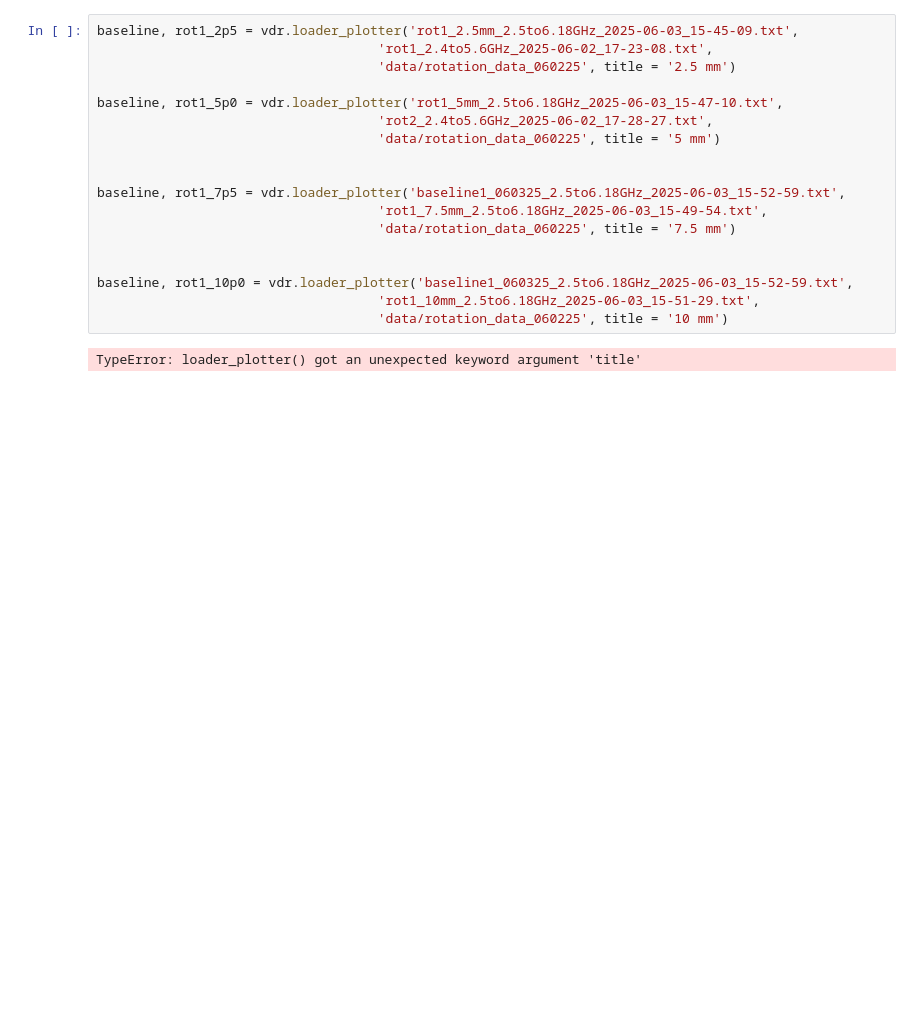
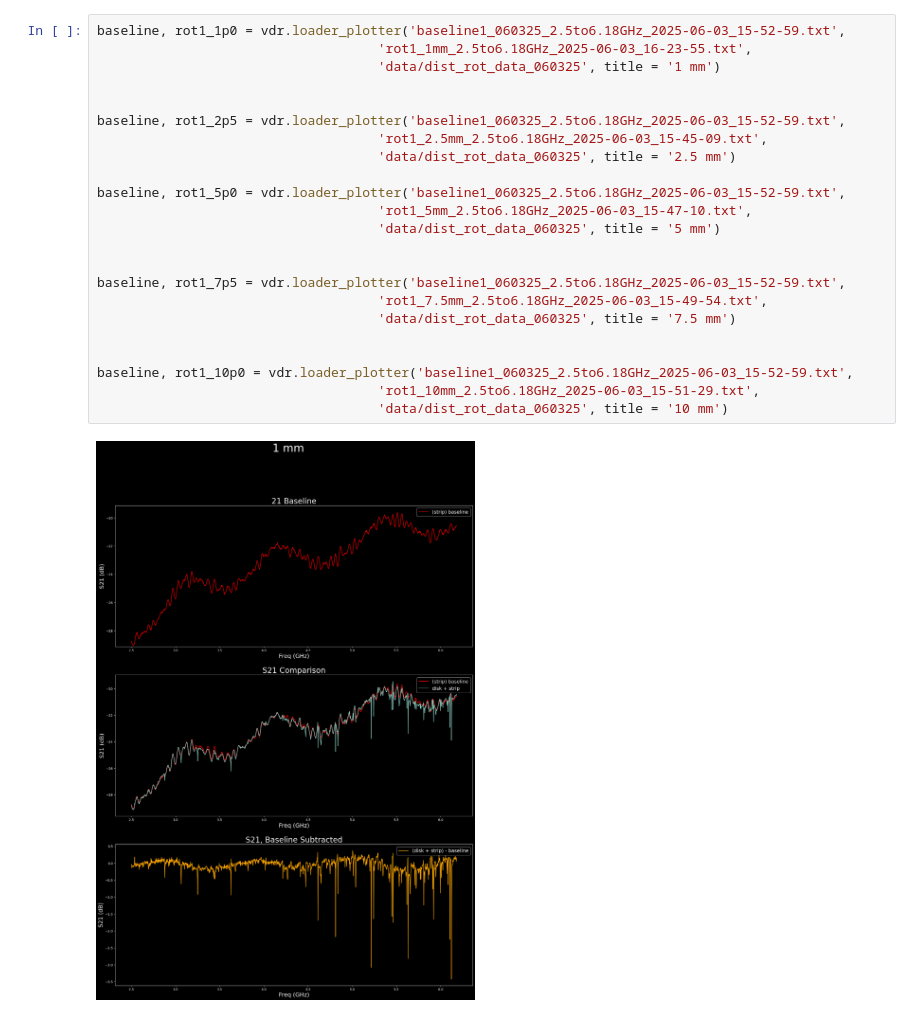
Before and after one commit to leay01/whispering_gallery_MAIN, a Jupyter notebook: WGM_clean/analysis_060325/rotations_distance.ipynb, the cells around one changed output. Drawn from its saved outputs; the diff is of its cells as text; blank space fills up the shorter version.

```diff
--- a/WGM_clean/analysis_060325/rotations_distance.ipynb
+++ b/WGM_clean/analysis_060325/rotations_distance.ipynb
@@ -29,22 +33,27 @@ rot_060225
  '/Users/leayamashiro/whispering_gallery_MAIN/whispering_gallery/data/dist_rot_data_060325/rot1_10mm_2.5to6.18GHz_2025-06-03_15-51-29.txt',
  '/Users/leayamashiro/whispering_gallery_MAIN/whispering_gallery/data/dist_rot_data_060325/rot1_7.5mm_2.5to6.18GHz_2025-06-03_15-49-54.txt']
 # %%
-baseline, rot1_2p5 = vdr.loader_plotter('rot1_2.5mm_2.5to6.18GHz_2025-06-03_15-45-09.txt',
-                                    'rot1_2.4to5.6GHz_2025-06-02_17-23-08.txt',
-                                    'data/rotation_data_060225', title = '2.5 mm')
+baseline, rot1_1p0 = vdr.loader_plotter('baseline1_060325_2.5to6.18GHz_2025-06-03_15-52-59.txt',
+                                    'rot1_1mm_2.5to6.18GHz_2025-06-03_16-23-55.txt',
+                                    'data/dist_rot_data_060325', title = '1 mm')
 
-baseline, rot1_5p0 = vdr.loader_plotter('rot1_5mm_2.5to6.18GHz_2025-06-03_15-47-10.txt',
-                                    'rot2_2.4to5.6GHz_2025-06-02_17-28-27.txt',
-                                    'data/rotation_data_060225', title = '5 mm')
+
+baseline, rot1_2p5 = vdr.loader_plotter('baseline1_060325_2.5to6.18GHz_2025-06-03_15-52-59.txt',
+                                    'rot1_2.5mm_2.5to6.18GHz_2025-06-03_15-45-09.txt',
+                                    'data/dist_rot_data_060325', title = '2.5 mm')
+
+baseline, rot1_5p0 = vdr.loader_plotter('baseline1_060325_2.5to6.18GHz_2025-06-03_15-52-59.txt',
+                                    'rot1_5mm_2.5to6.18GHz_2025-06-03_15-47-10.txt',
+                                    'data/dist_rot_data_060325', title = '5 mm')
 
 
 baseline, rot1_7p5 = vdr.loader_plotter('baseline1_060325_2.5to6.18GHz_2025-06-03_15-52-59.txt',
                                     'rot1_7.5mm_2.5to6.18GHz_2025-06-03_15-49-54.txt',
-                                    'data/rotation_data_060225', title = '7.5 mm')
+                                    'data/dist_rot_data_060325', title = '7.5 mm')
 
 
 baseline, rot1_10p0 = vdr.loader_plotter('baseline1_060325_2.5to6.18GHz_2025-06-03_15-52-59.txt',
                                     'rot1_10mm_2.5to6.18GHz_2025-06-03_15-51-29.txt',
-                                    'data/rotation_data_060225', title = '10 mm')
+                                    'data/dist_rot_data_060325', title = '10 mm')
 # %% [output]
-TypeError: loader_plotter() got an unexpected keyword argument 'title'
+[figure, added]
```
Also changed, not shown: parts of 4 cells of this notebook, 2 other files.
